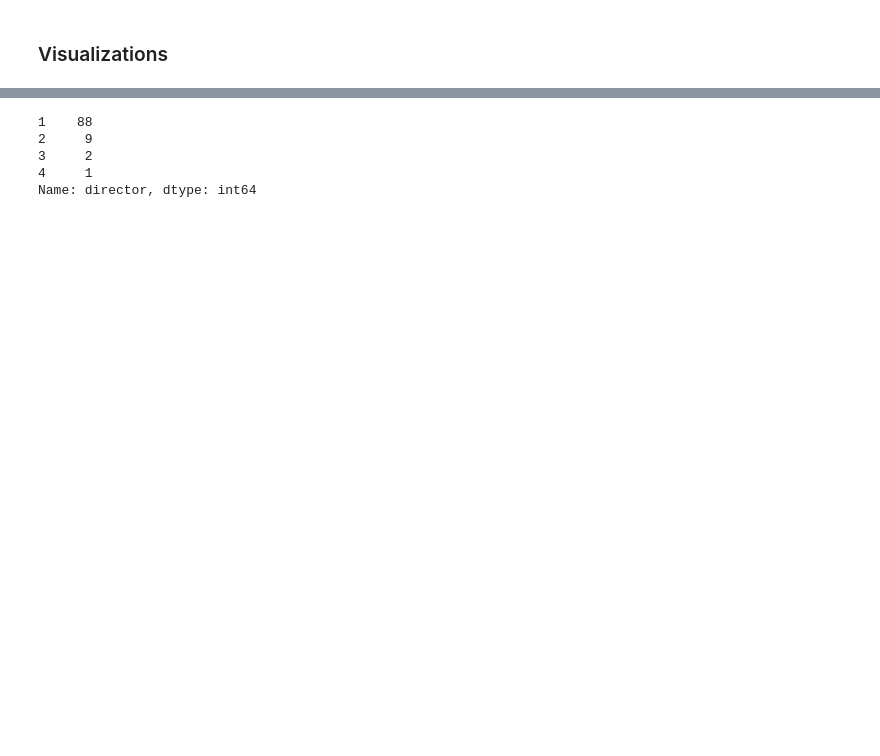
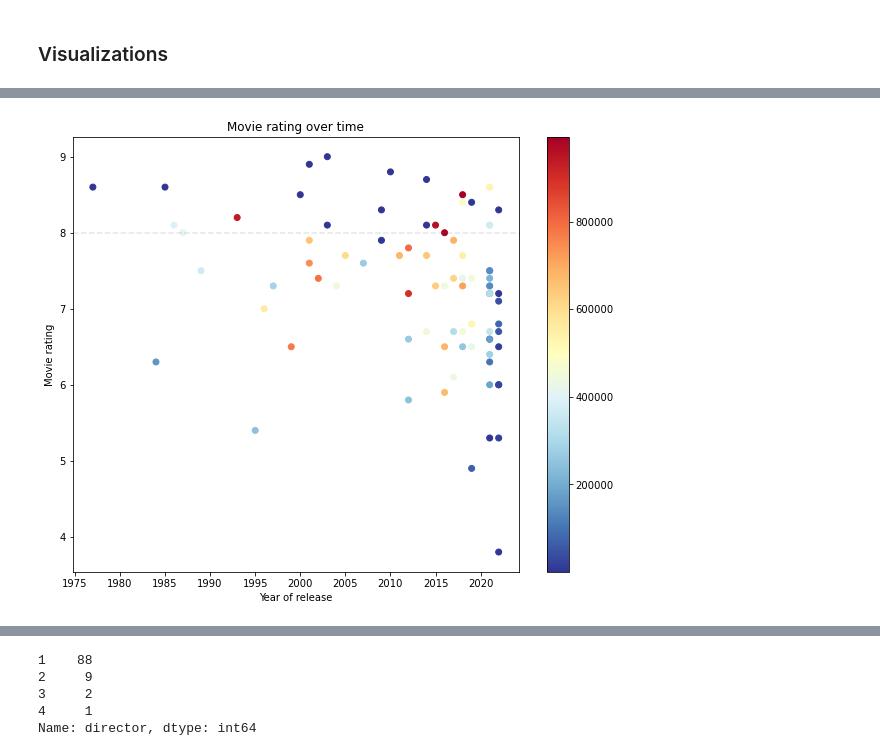
Before and after one commit to RitthujaKandasamy/imdb_challenge, a Jupyter notebook: analysis.ipynb, the cells around one changed output, grey strips where cells are left out. Drawn from its saved outputs; the diff is of its cells as text; code cells hidden in the pictures; blank space fills up the shorter version.

```diff
--- a/analysis.ipynb
+++ b/analysis.ipynb
@@ -63,0 +49,15 @@ Name: actors, dtype: int64
+# %%
+# 1. rating per year of release
+plt.figure(figsize = (10, 8))
+plt.scatter( data['release_date'], data['rating'], c = data['votes'], cmap='RdYlBu_r')
+plt.axhline(y = 8, c = 'grey', alpha = 0.2, ls = '--')
+plt.xlabel('Year of release')
+plt.ylabel('Movie rating')
+plt.title('Movie rating over time')
+plt.colorbar()
+plt.show()
+
+# In general, the number of movies increase over time, probably due to launching giant movie producers and distributors such as netflix (1997),
+# # amazon's prime video
+# %% [output]
+[figure, added]
```
Also changed, not shown: parts of 13 cells of this notebook.
